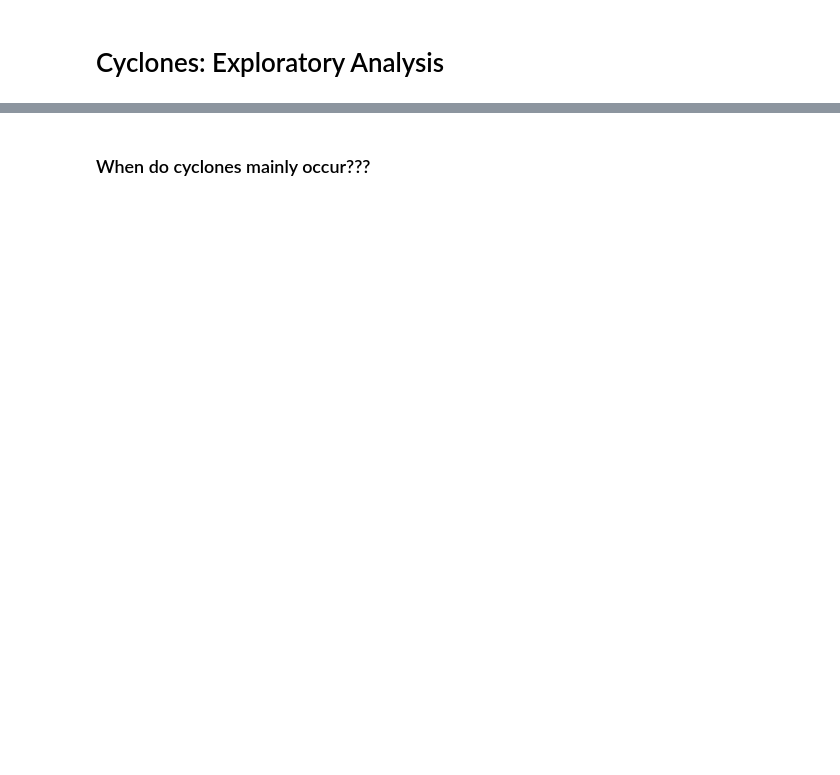
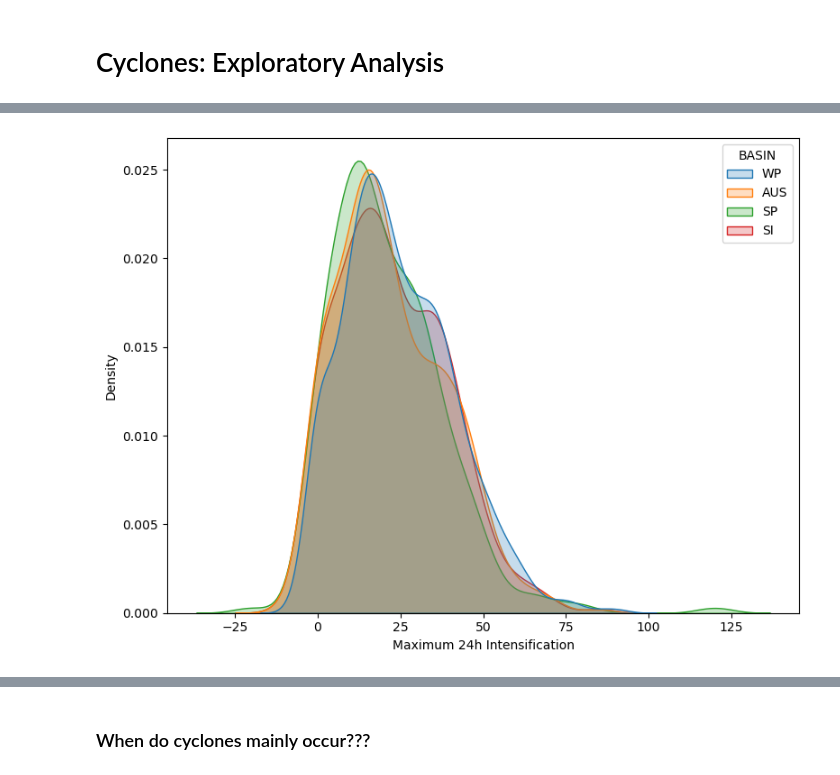
Before and after one commit to sydney-machine-learning/cyclonecategory_GCMs, a Jupyter notebook: Climate Project/albert/notebooks/cyclones.ipynb, the cells around one changed output, grey strips where cells are left out. Saved outputs shown, nothing was run; the diff lists cells and outputs as text; code cells hidden in the pictures; blank space fills up the shorter version.

```diff
--- a/Climate Project/albert/notebooks/cyclones.ipynb
+++ b/Climate Project/albert/notebooks/cyclones.ipynb
@@ -146,0 +27,9 @@ severe_one_per_id.shape[0] ## TOTAL OF 326 Cyclones >= category 3
+# %%
+
+fig, ax = plt.subplots(figsize=(8, 6))
+sns.kdeplot(data=cyclone_df, x='Maximum 24h Intensification', hue='BASIN', common_norm=False, multiple='layer', fill=True, ax=ax)
+plt.tight_layout()
+plt.show()
+fig.savefig(f'./media/Cyclone/cyclone_plot/max_intensification.png')
+# %% [output]
+[figure, added]
```
Also changed, not shown: parts of 45 cells of this notebook, 10 other files.
